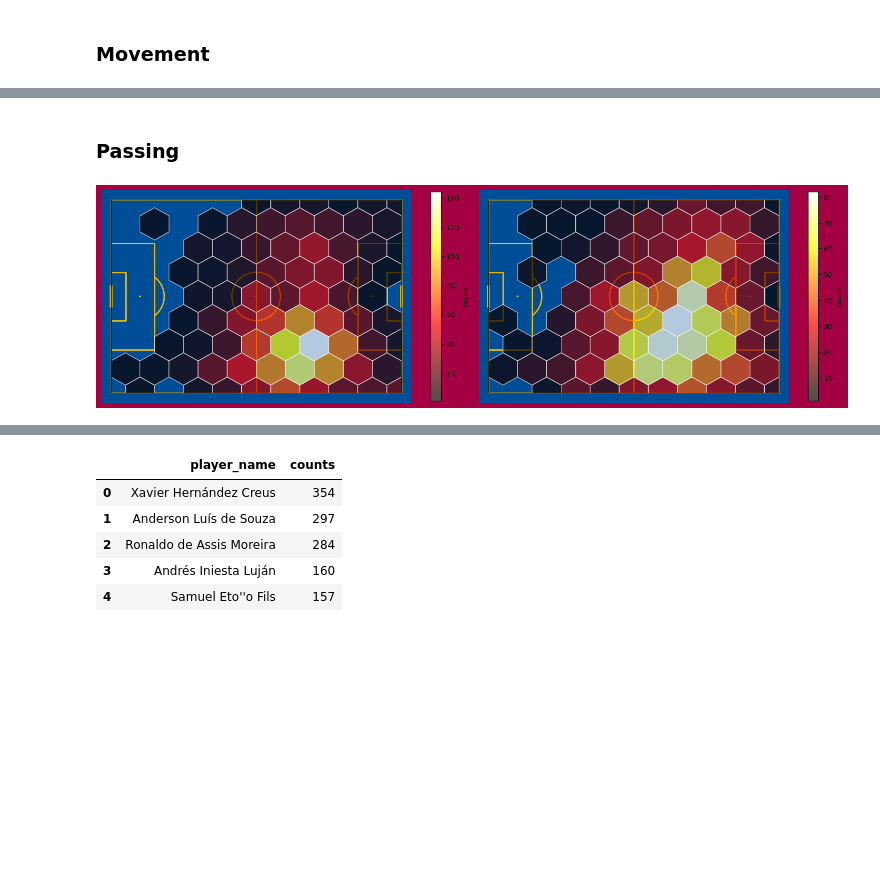
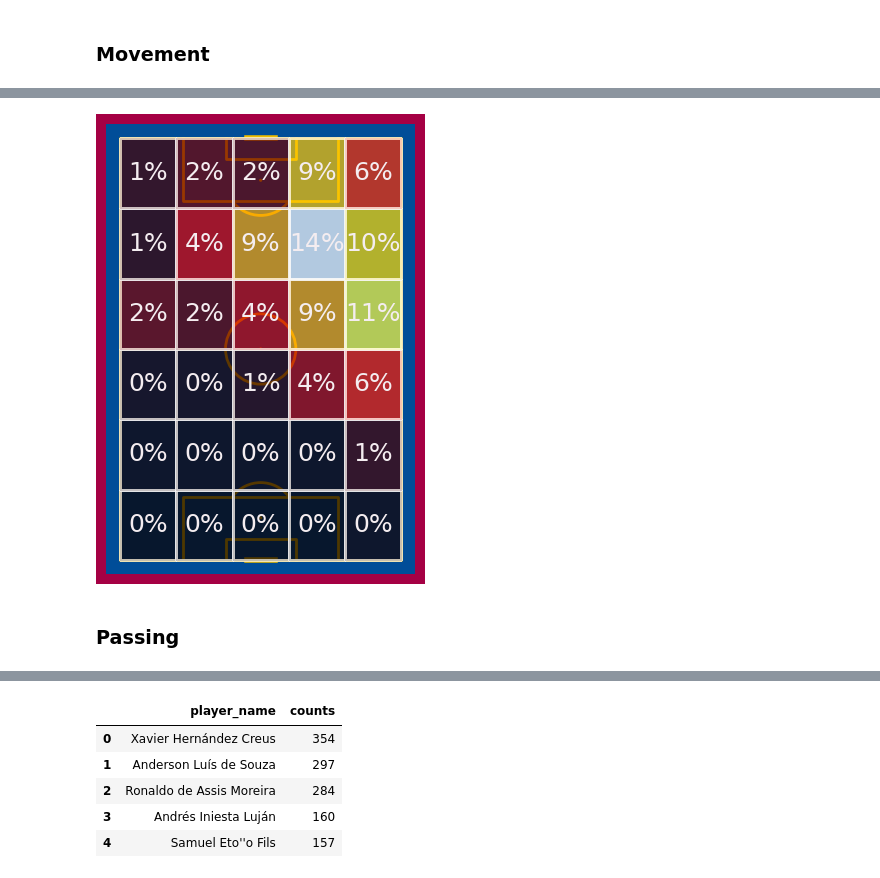
Before and after one commit to YashaswiPandey/IST652-FinalProject, a Jupyter notebook: messiAnalysis.ipynb, the cells around one changed output, grey strips where cells are left out. Drawn from its saved outputs; the diff is of its cells as text; code cells hidden in the pictures; blank space fills up the shorter version.

```diff
--- a/messiAnalysis.ipynb
+++ b/messiAnalysis.ipynb
@@ -69,0 +66,35 @@ kdePStart = pitch.kdeplot(initialYears['x_start'], initialYears['y_start'],fill=
+# %%
+def heatmap(df,type):
+
+    if(type=="pass"):
+        pitch = Pitch(pitch_type='statsbomb',pitch_color='#004d98', line_color='#edbb00',half=True)
+    else:
+        pitch = VerticalPitch(pitch_type='statsbomb',pitch_color='#004d98', line_color='#edbb00')
+
+    if(type=="carry"):
+        fig, axs = pitch.draw(nrows=1, ncols=2)
+        ax = axs[0]
+        x_end = df["x_carry_end"]
+        y_end = df["y_carry_end"]
+    else:
+        fig, axs = pitch.draw()
+        ax = axs
+
+    x_start = df["x_start"]
+    y_start = df["y_start"]
+
+    fig.set_facecolor('#a50044')
+
+    bin_statistic1 = pitch.bin_statistic(x_start, y_start, statistic='count', bins=(6, 5), normalize=True)
+    pitch.heatmap(bin_statistic1, ax=ax, cmap='hot', edgecolor='#f9f9f9',alpha=0.7)
+    labels = pitch.label_heatmap(bin_statistic1, color='#f4edf0', fontsize=18,
+                                ax=ax, ha='center', va='center',
+                                str_format='{:.0%}')
+
+
+    if(type=="carry"):
+            bin_statistic2 = pitch.bin_statistic(x_end, y_end, statistic='count', bins=(6, 5), normalize=True)
+            pitch.heatmap(bin_statistic2, ax=axs[1], cmap='hot', edgecolor='#f9f9f9',alpha=0.7)
+            labels = pitch.label_heatmap(bin_statistic2, color='#f4edf0', fontsize=18,
+                                ax=axs[1], ha='center', va='center',
+                                str_format='{:.0%}')
@@ -126,19 +193,9 @@ labels = pitch.label_heatmap(bin_statistic, color='#f4edf0', fontsize=18,
+# %%
+heatmap(iyASDribbles,"dribble")
+# %% [output]
+[figure, added]
 # %% [markdown]
 ### Passing
 # %%
 passesIY = initialYears[initialYears['type']=='Pass']
 sPIY = passesIY[passesIY['pass_outcome'].isna()]
-# %%
-pitch = Pitch(pitch_type='statsbomb',pitch_color='#004d98', line_color='#edbb00')
-fig, axs = pitch.draw(nrows=1, ncols=2,figsize=(15, 7))
-
-fig.set_facecolor('#a50044')
-psHexbin = pitch.hexbin(sPIY['x_start'], sPIY['y_start'], ax=axs[0], edgecolors='#f4f4f4',
-                      alpha=0.7, gridsize=(10,4), cmap='hot')
-peHexbin = pitch.hexbin(sPIY['x_end'], sPIY['y_end'], ax=axs[1], edgecolors='#f4f4f4',
-                      alpha=0.7, gridsize=(10,4), cmap='hot')
-
-cbar1 = fig.colorbar(psHexbin, ax=axs[0], shrink=0.6,label='count')
-cbar2 = fig.colorbar(peHexbin, ax=axs[1], shrink=0.6,label='count')
-# %% [output]
-[figure, removed]
```
Also changed, not shown: parts of 24 cells of this notebook, 1 other file.
